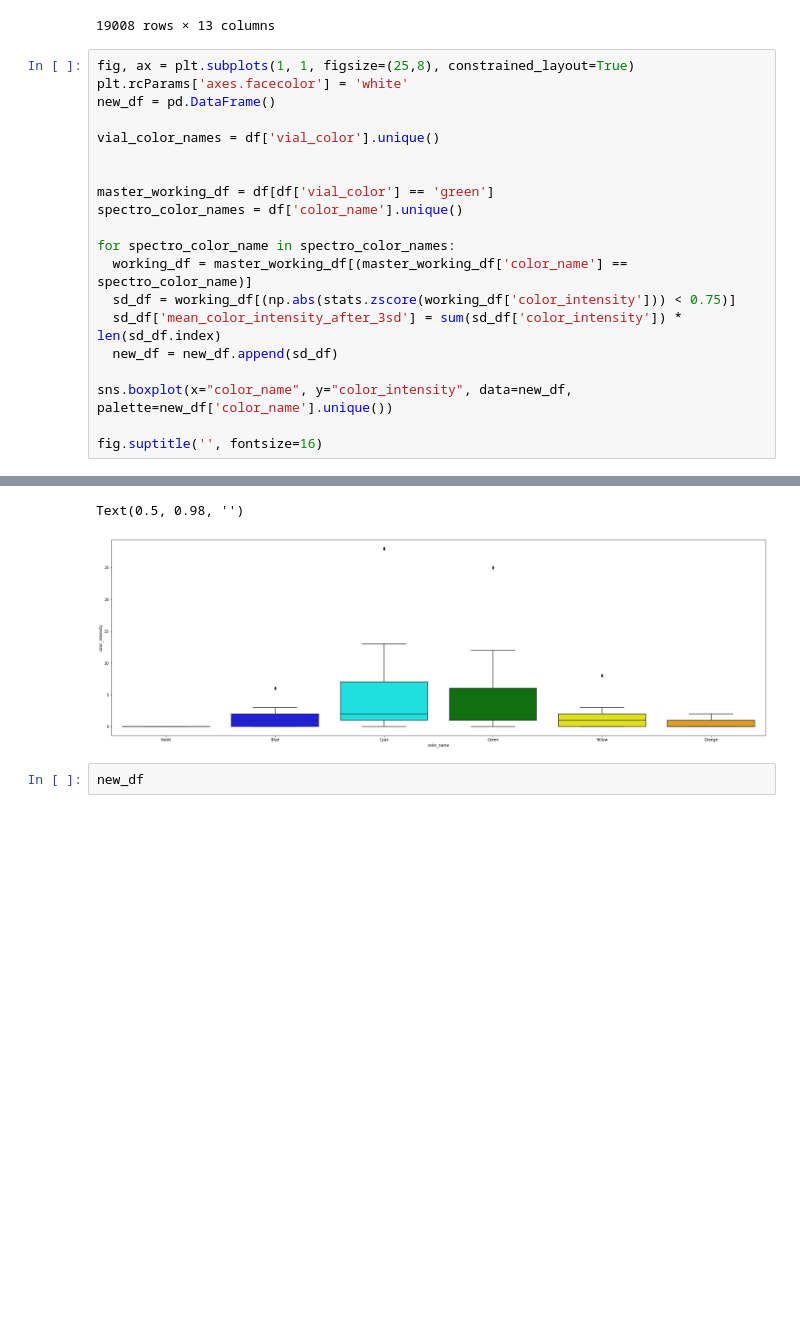
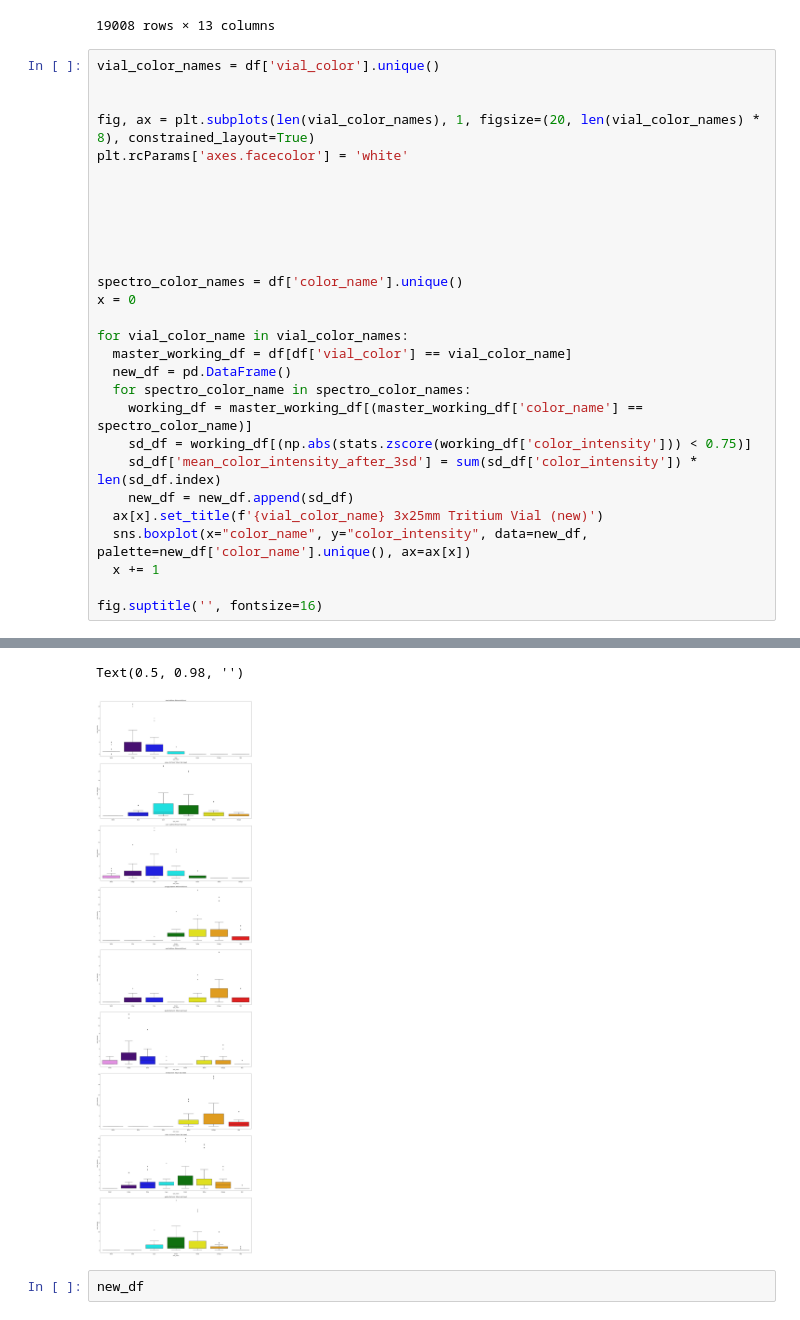
Before and after one commit to darkmatter2222/Nuclear-Battery, a Jupyter notebook: spectro_and_lux_9_colors.ipynb, the cells around one changed output, grey strips where cells are left out. Drawn from its saved outputs; the diff is of its cells as text; blank space fills up the shorter version.

```diff
--- a/spectro_and_lux_9_colors.ipynb
+++ b/spectro_and_lux_9_colors.ipynb
@@ -122,23 +122,31 @@ df
 | 19007 | 10.0 | 0.125 | 800.0 | 148.0 | 5.0 | ... |
 19008 rows × 13 columns
 # %%
-fig, ax = plt.subplots(1, 1, figsize=(25,8), constrained_layout=True)
-plt.rcParams['axes.facecolor'] = 'white'
-new_df = pd.DataFrame()
-
 vial_color_names = df['vial_color'].unique()
 
 
-master_working_df = df[df['vial_color'] == 'green']
+fig, ax = plt.subplots(len(vial_color_names), 1, figsize=(20, len(vial_color_names) * 8), constrained_layout=True)
+plt.rcParams['axes.facecolor'] = 'white'
+
+
+
+
+
+
 spectro_color_names = df['color_name'].unique()
+x = 0
 
-for spectro_color_name in spectro_color_names:
-  working_df = master_working_df[(master_working_df['color_name'] == spectro_color_name)]
-  sd_df = working_df[(np.abs(stats.zscore(working_df['color_intensity'])) < 0.75)]
-  sd_df['mean_color_intensity_after_3sd'] = sum(sd_df['color_intensity']) * len(sd_df.index)
-  new_df = new_df.append(sd_df)
-
-sns.boxplot(x="color_name", y="color_intensity", data=new_df, palette=new_df['color_name'].unique())
+for vial_color_name in vial_color_names:
+  master_working_df = df[df['vial_color'] == vial_color_name]
+  new_df = pd.DataFrame()
+  for spectro_color_name in spectro_color_names:
+    working_df = master_working_df[(master_working_df['color_name'] == spectro_color_name)]
+    sd_df = working_df[(np.abs(stats.zscore(working_df['color_intensity'])) < 0.75)]
+    sd_df['mean_color_intensity_after_3sd'] = sum(sd_df['color_intensity']) * len(sd_df.index)
+    new_df = new_df.append(sd_df)
+  ax[x].set_title(f'{vial_color_name} 3x25mm Tritium Vial (new)')
+  sns.boxplot(x="color_name", y="color_intensity", data=new_df, palette=new_df['color_name'].unique(), ax=ax[x])
+  x += 1
 
 fig.suptitle('', fontsize=16)
 # %% [output]
@@ -149,5 +170,5 @@ See the caveats in the documentation: https://pandas.pydata.org/pandas-docs/stab
 Text(0.5, 0.98, '')
-[figure, old version]
+[figure, new version]
 # %%
 new_df
 # %% [output]
```
Also changed, not shown: parts of 1 cell of this notebook.
